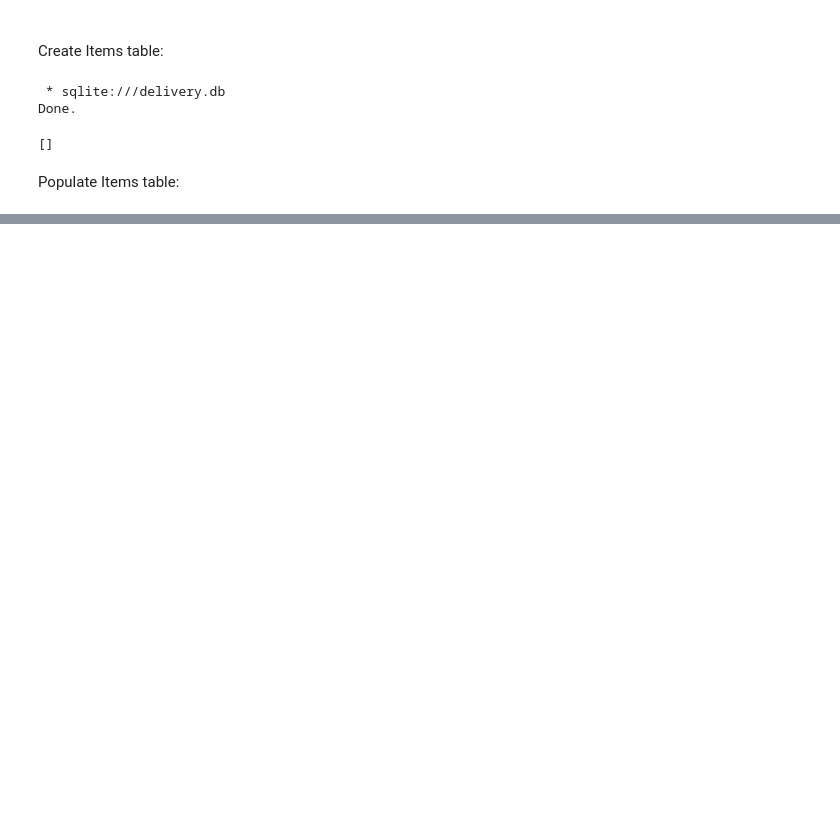
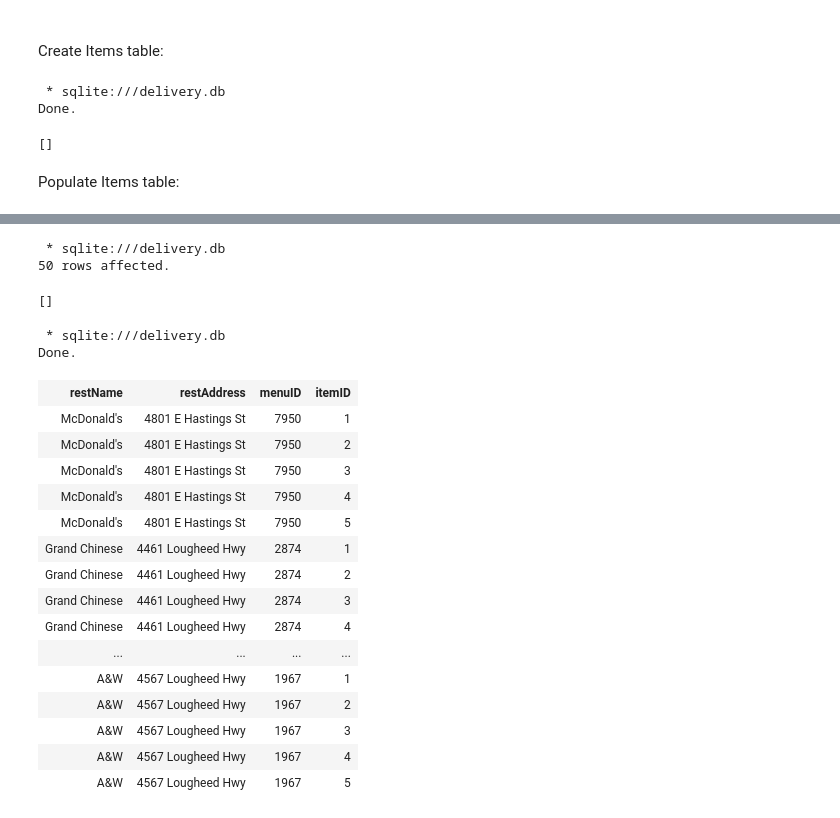
Before and after one commit to sdemiriz/food-delivery-database, a Jupyter notebook: foodDelivery.ipynb, the cells around one changed output, grey strips where cells are left out. Cells and saved outputs as stored; diff of their text form; code cells hidden in the pictures; blank space fills up the shorter version.

```diff
--- a/foodDelivery.ipynb
+++ b/foodDelivery.ipynb
@@ -236,0 +665,80 @@ VALUES  (1, "Pizza", "XXXL Size", 14.99),
+# %%
+%%sql
+
+INSERT INTO Owns(restName, restAddress, menuID, itemID)
+VALUES  ("McDonald's", "4801 E Hastings St", 7950, 1),
+        ("McDonald's", "4801 E Hastings St", 7950, 2),
+        ("McDonald's", "4801 E Hastings St", 7950, 3),
+        ("McDonald's", "4801 E Hastings St", 7950, 4),
+        ("McDonald's", "4801 E Hastings St", 7950, 5),
+        ("Grand Chinese", "4461 Lougheed Hwy", 2874, 1),
+        ("Grand Chinese", "4461 Lougheed Hwy", 2874, 2),
+        ("Grand Chinese", "4461 Lougheed Hwy", 2874, 3),
+        ("Grand Chinese", "4461 Lougheed Hwy", 2874, 4),
+        ("Grand Chinese", "4461 Lougheed Hwy", 2874, 5),
+        ("Subway", "2251 Holdom Ave", 1537, 1),
+        ("Subway", "2251 Holdom Ave", 1537, 2),
+        ("Subway", "2251 Holdom Ave", 1537, 3),
+        ("Subway", "2251 Holdom Ave", 1537, 4),
+        ("Subway", "2251 Holdom Ave", 1537, 5),
+        ("White Lotus Cafe", "5901 Broadway", 8175, 1),
+        ("White Lotus Cafe", "5901 Broadway", 8175, 2),
+        ("White Lotus Cafe", "5901 Broadway", 8175, 3),
+        ("White Lotus Cafe", "5901 Broadway", 8175, 4),
+        ("White Lotus Cafe", "5901 Broadway", 8175, 5),
+        ("Poke Five", "2247 Commercial Dr", 1257, 1),
+        ("Poke Five", "2247 Commercial Dr", 1257, 2),
+        ("Poke Five", "2247 Commercial Dr", 1257, 3),
+        ("Poke Five", "2247 Commercial Dr", 1257, 4),
+        ("Poke Five", "2247 Commercial Dr", 1257, 5),
+        ("Osaka Sushi", "4152 Hastings St", 6571, 1),
+        ("Osaka Sushi", "4152 Hastings St", 6571, 2),
+        ("Osaka Sushi", "4152 Hastings St", 6571, 3),
+        ("Osaka Sushi", "4152 Hastings St", 6571, 4),
+        ("Osaka Sushi", "4152 Hastings St", 6571, 5),
+        ("Red Burrito", "1700 Commercial Dr", 9166, 1),
+        ("Red Burrito", "1700 Commercial Dr", 9166, 2),
+        ("Red Burrito", "1700 Commercial Dr", 9166, 3),
+        ("Red Burrito", "1700 Commercial Dr", 9166, 4),
+        ("Red Burrito", "1700 Commercial Dr", 9166, 5),
+        ("Papa John's Pizza", "4196 Dawson St", 9421, 1),
+        ("Papa John's Pizza", "4196 Dawson St", 9421, 2),
+        ("Papa John's Pizza", "4196 Dawson St", 9421, 3),
+        ("Papa John's Pizza", "4196 Dawson St", 9421, 4),
+        ("Papa John's Pizza", "4196 Dawson St", 9421, 5),
+        ("ZenQ", "4569 E Hastings St", 5712, 1),
+        ("ZenQ", "4569 E Hastings St", 5712, 2),
+        ("ZenQ", "4569 E Hastings St", 5712, 3),
+        ("ZenQ", "4569 E Hastings St", 5712, 4),
+        ("ZenQ", "4569 E Hastings St", 5712, 5),
+        ("A&W", "4567 Lougheed Hwy", 1967, 1),
+        ("A&W", "4567 Lougheed Hwy", 1967, 2),
+        ("A&W", "4567 Lougheed Hwy", 1967, 3),
+        ("A&W", "4567 Lougheed Hwy", 1967, 4),
+        ("A&W", "4567 Lougheed Hwy", 1967, 5);
+# %% [output]
+ * sqlite:///delivery.db
+50 rows affected.
+[]
+# %%
+%%sql
+SELECT * FROM Owns;
+# %% [output]
+ * sqlite:///delivery.db
+Done.
+| restName | restAddress | menuID | itemID |
+| McDonald's | 4801 E Hastings St | 7950 | 1 |
+| McDonald's | 4801 E Hastings St | 7950 | 2 |
+| McDonald's | 4801 E Hastings St | 7950 | 3 |
+| McDonald's | 4801 E Hastings St | 7950 | 4 |
+| McDonald's | 4801 E Hastings St | 7950 | 5 |
+| Grand Chinese | 4461 Lougheed Hwy | 2874 | 1 |
+| Grand Chinese | 4461 Lougheed Hwy | 2874 | 2 |
+| Grand Chinese | 4461 Lougheed Hwy | 2874 | 3 |
+| Grand Chinese | 4461 Lougheed Hwy | 2874 | 4 |
+| ... | ... | ... | ... |
+| A&W | 4567 Lougheed Hwy | 1967 | 1 |
+| A&W | 4567 Lougheed Hwy | 1967 | 2 |
+| A&W | 4567 Lougheed Hwy | 1967 | 3 |
+| A&W | 4567 Lougheed Hwy | 1967 | 4 |
+| A&W | 4567 Lougheed Hwy | 1967 | 5 |
```
Also changed, not shown: parts of 61 cells of this notebook.
